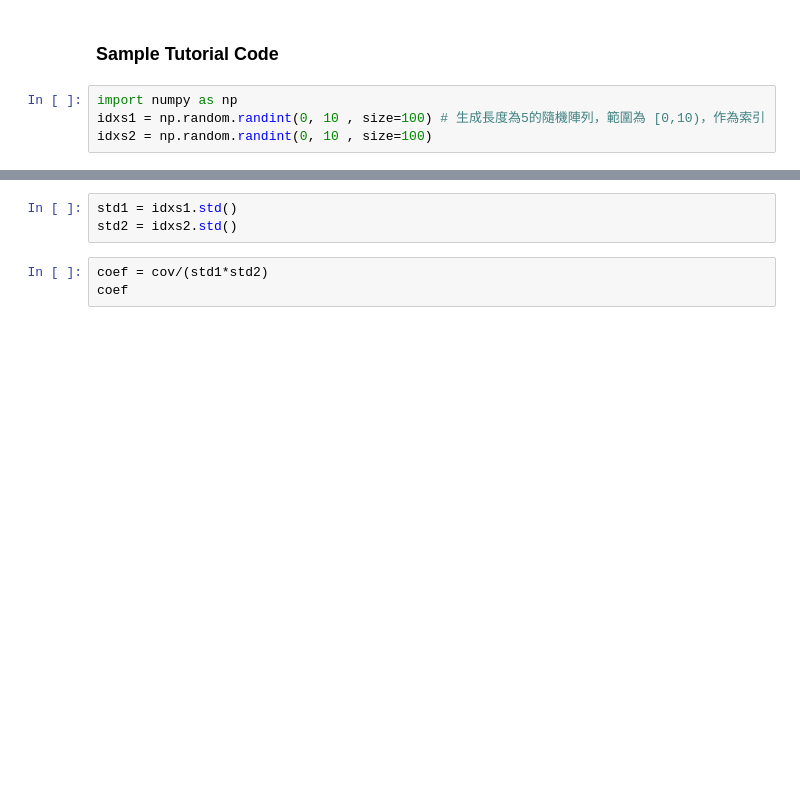
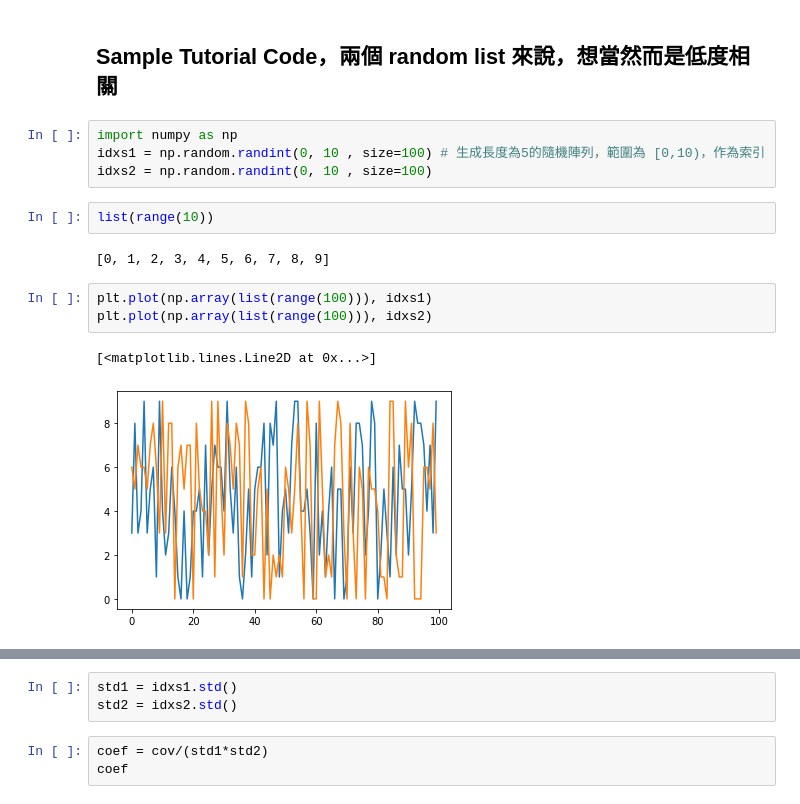
Before and after one commit to kenttw/kent-ai-learning-notebook, a Jupyter notebook: Statistics/Correlation_Coefficient_and_Covariance.ipynb, the cells around one changed output, grey strips where cells are left out. Drawn from its saved outputs; the diff is of its cells as text; blank space fills up the shorter version.

```diff
--- a/Statistics/Correlation_Coefficient_and_Covariance.ipynb
+++ b/Statistics/Correlation_Coefficient_and_Covariance.ipynb
@@ -10,11 +10,21 @@
 ## 從資料的特性來看
 <img src="https://i.imgur.com/BNfGJ0r.png" width="50%"　 />
 # %% [markdown]
-### Sample Tutorial Code
+## Sample Tutorial Code，兩個 random list 來說，想當然而是低度相關
 # %%
 import numpy as np
 idxs1 = np.random.randint(0, 10 , size=100) # 生成長度為5的隨機陣列，範圍為 [0,10)，作為索引
 idxs2 = np.random.randint(0, 10 , size=100)
+# %%
+list(range(10))
+# %% [output]
+[0, 1, 2, 3, 4, 5, 6, 7, 8, 9]
+# %%
+plt.plot(np.array(list(range(100))), idxs1)
+plt.plot(np.array(list(range(100))), idxs2)
+# %% [output]
+[<matplotlib.lines.Line2D at 0x...>]
+[figure, added]
 # %%
 s1_mean = np.mean(idxs1)
 s1_mean
```
Also changed, not shown: parts of 8 cells of this notebook.
